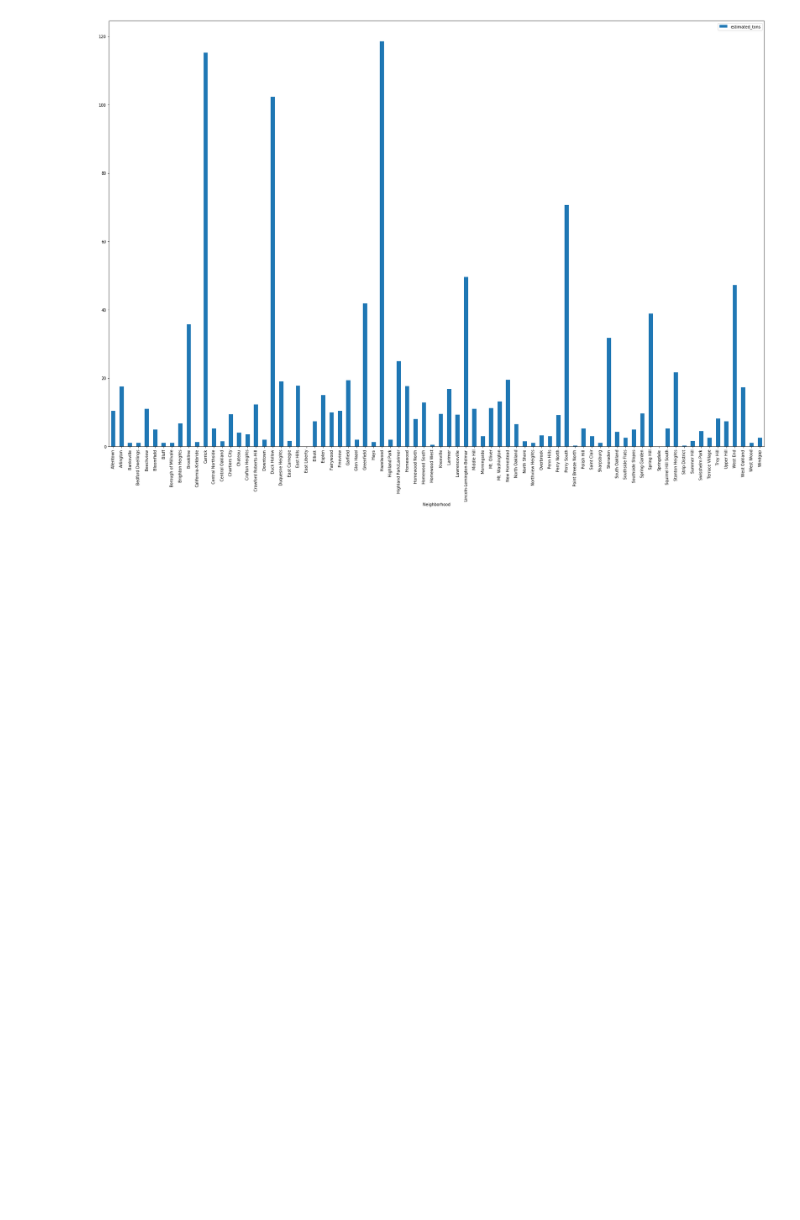
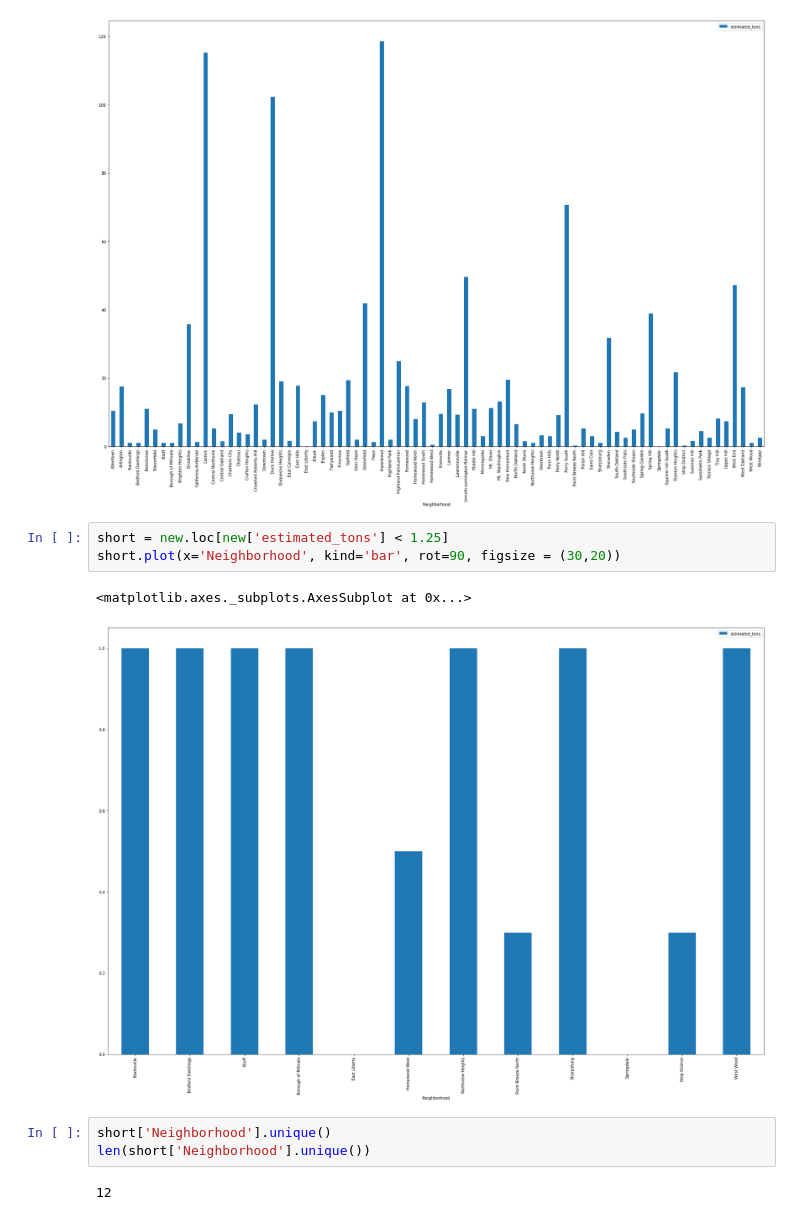
Before and after one commit to janereilly10/Final-Project, a Jupyter notebook: dump.ipynb, the cells around one changed output. Drawn from its saved outputs; the diff is of its cells as text; blank space fills up the shorter version.

Commit message:
Added graphs showing worst and best

```diff
--- a/dump.ipynb
+++ b/dump.ipynb
@@ -60,3 +65,14 @@ new.plot(x='Neighborhood', kind='bar', rot=90, figsize = (30,20))
 # %% [output]
 <matplotlib.axes._subplots.AxesSubplot at 0x...>
 [figure]
+# %%
+short = new.loc[new['estimated_tons'] < 1.25]
+short.plot(x='Neighborhood', kind='bar', rot=90, figsize = (30,20))
+# %% [output]
+<matplotlib.axes._subplots.AxesSubplot at 0x...>
+[figure, added]
+# %%
+short['Neighborhood'].unique()
+len(short['Neighborhood'].unique())
+# %% [output]
+12
```
Also changed, not shown: parts of 3 cells of this notebook, 1 other file.
